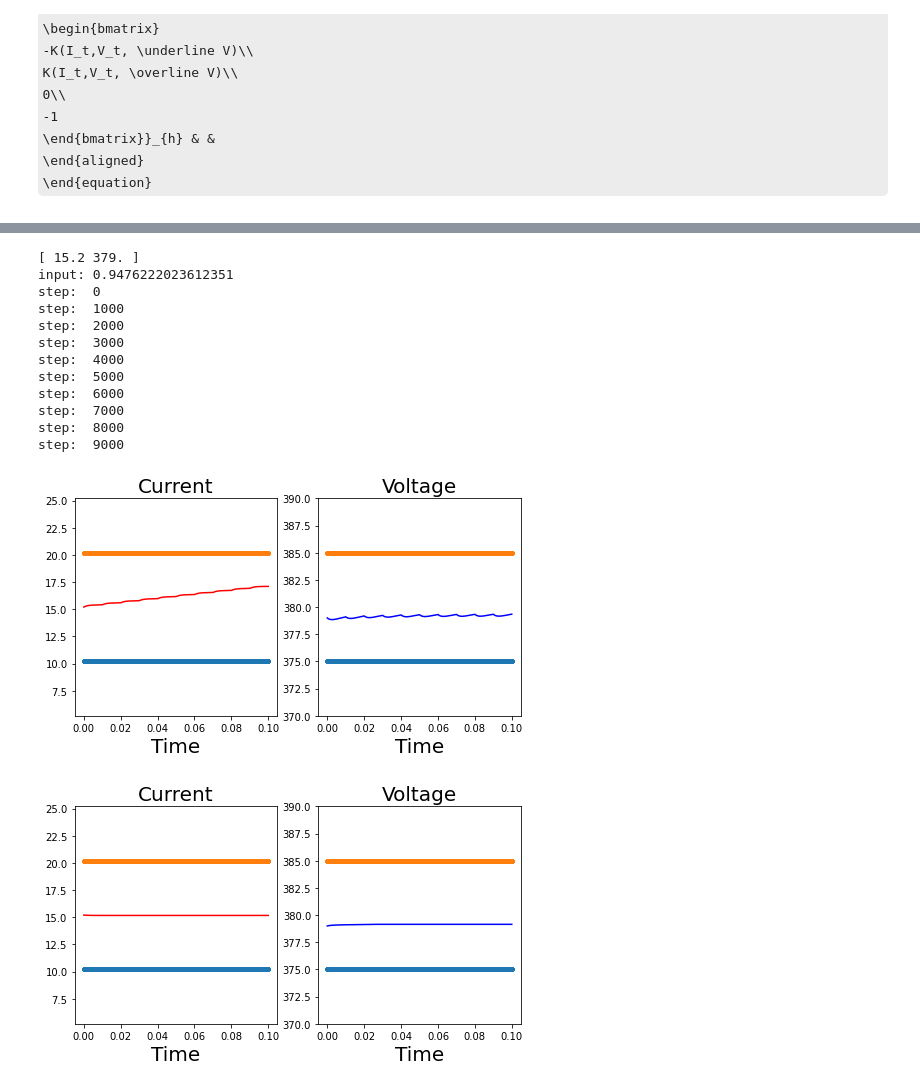
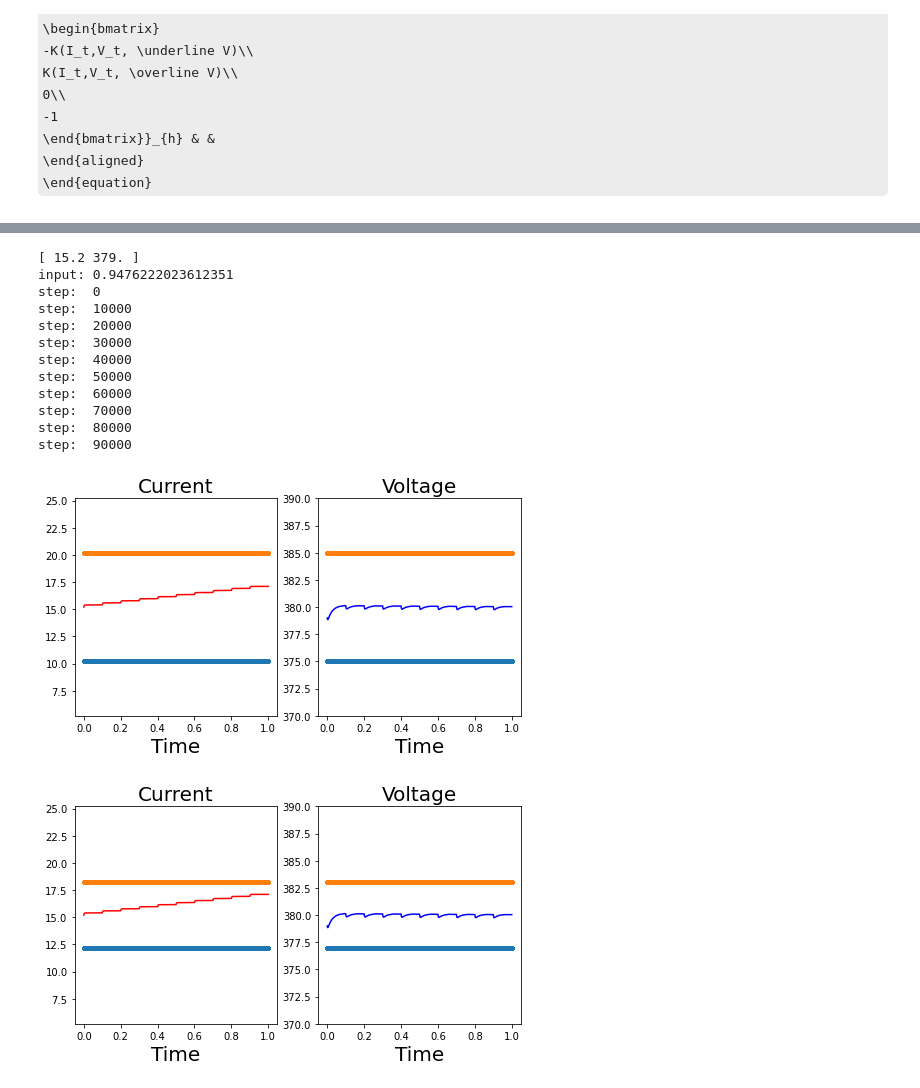
Before and after one commit to asokraju/Power-Converters, a Jupyter notebook: CBF/Buck_robust_Voltage_regulation.ipynb, the cells around one changed output, grey strips where cells are left out. Saved outputs shown, nothing was run; the diff lists cells and outputs as text; code cells hidden in the pictures; some formulas as TeX source.

```diff
--- a/CBF/Buck_robust_Voltage_regulation.ipynb
+++ b/CBF/Buck_robust_Voltage_regulation.ipynb
@@ -477,14 +470,15 @@ def cbf_2(env, eta_1 = 0.5, eta_2 = 0.5, dV = 5, G_diss = 0.02):
     I = env.state[0]
     V = env.state[1]
 
-    c_h = V - eta_1 * (I - (env.G-G_diss) * V_l)
-    c_l = - V + eta_2 * (I - (env.G+G_diss) * V_h)
+    c_l =  V - eta_1 * (I - (env.G-G_diss) * V_l)
+    c_h = -V + eta_2 * (I - (env.G+G_diss) * V_h)
+
     #print(c)
 
     G = -np.array([[env.Vs, 1, 0], [-env.Vs, 0, 1], [1, 0, 0], [-1, 0, 0]])
     G = matrix(G,tc='d')
 
-    h = -np.array([c_h, c_l, 0, -1])
+    h = -np.array([c_l, c_h, 0, -1])
     #print(h)
     h = np.squeeze(h).astype(np.double)
     h = matrix(h,tc='d')
@@ -503,11 +497,11 @@ env = Buck_Converter_n()
 env.reset()
 print(env.state)
 obs = []
-N_steps = 10**4
+N_steps = 10**5
 G_diss = 0.0005
 print('input: {}'.format(cbf_2(env, eta_1 = 100, eta_2 = 100, dV =  5)))
 for i in range(N_steps):
-    if i%1000 == 0:
+    if i%10000 == 0:
         env.G = env.G+G_diss
         print('step: ', i)
     #print('input: {}'.format(cbf_2(env)))
@@ -520,19 +514,19 @@ plot_signals(trajectory, env.Ides, env.Vdes, dt = 1e-5, dv = 5)
 [ 15.2 379. ]
 input: 0.9476222023612351
 step:  0
-step:  1000
-step:  2000
-step:  3000
-step:  4000
-step:  5000
-step:  6000
-step:  7000
-step:  8000
-step:  9000
+step:  10000
+step:  20000
+step:  30000
+step:  40000
+step:  50000
+step:  60000
+step:  70000
+step:  80000
+step:  90000
-[figure, old version]
+[figure, new version]
 # %%
-trajectory = np.concatenate(obs).reshape((10**4  ,env.observation_space.shape[0]))
+trajectory = np.concatenate(obs).reshape((N_steps  ,env.observation_space.shape[0]))
 
-plot_signals(trajectory, env.Ides, env.Vdes, dt = 1e-5, dv = 5)
+plot_signals(trajectory, env.Ides, env.Vdes, dt = 1e-5, dv = 3)
 # %% [output]
-[figure, old version]
+[figure, new version]
```
Also changed, not shown: parts of 10 cells of this notebook.
